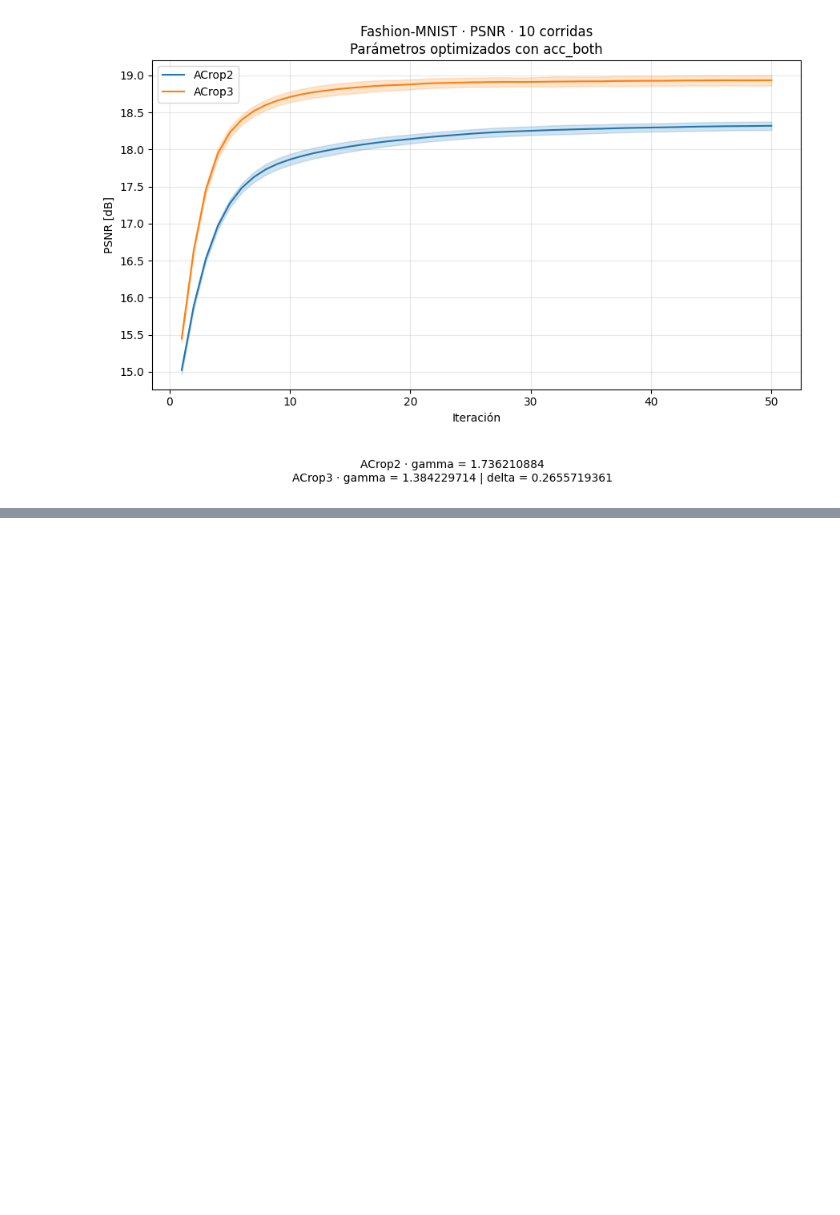
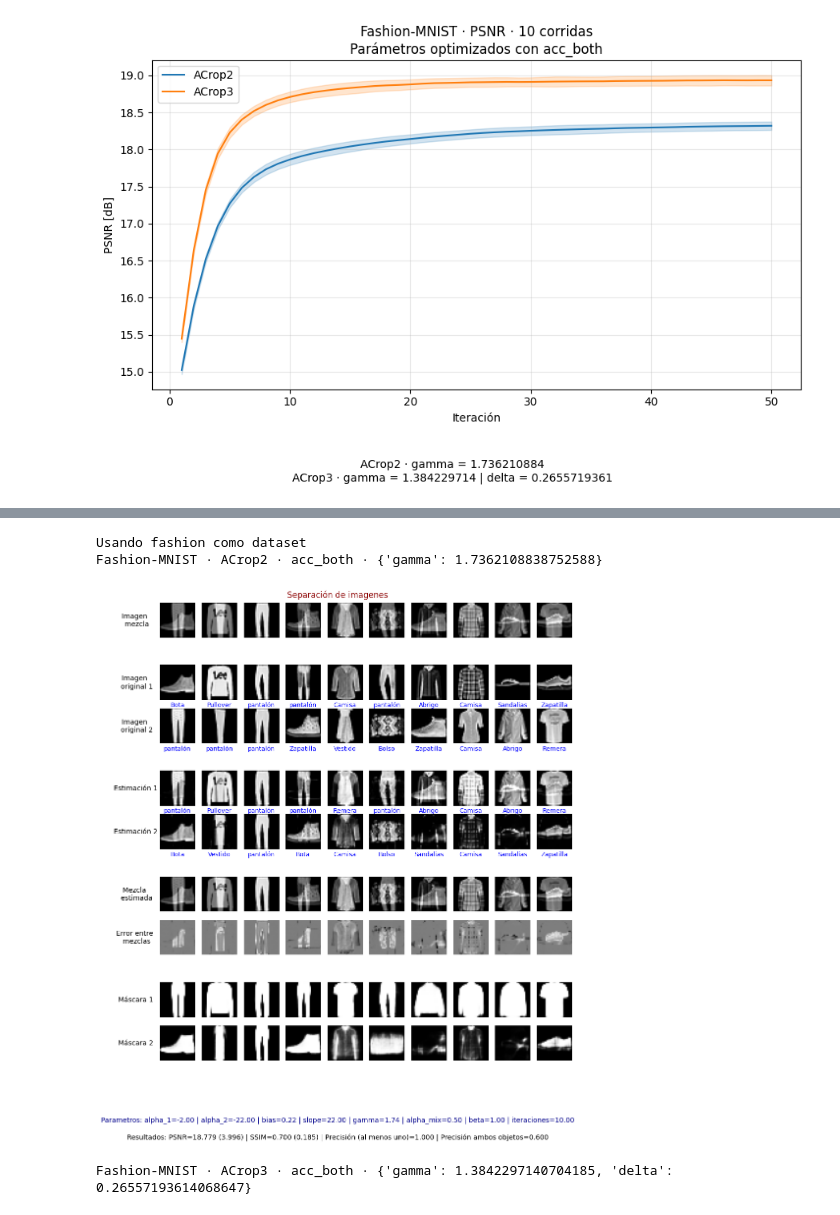
Before and after one commit to SantiagoGalan/CROP_1, a Jupyter notebook: project/definitive_experiments/definitive_optimization_asimetrica.ipynb, the cells around one changed output, grey strips where cells are left out. Cells and saved outputs as stored; diff of their text form; code cells hidden in the pictures; blank space fills up the shorter version.

```diff
--- a/project/definitive_experiments/definitive_optimization_asimetrica.ipynb
+++ b/project/definitive_experiments/definitive_optimization_asimetrica.ipynb
@@ -72,7 +72,7 @@ def sample_batch(data, split, seed):
     return (x0[idx0], x1[idx1], y0[idx0], y1[idx1]), (idx0, idx1)
 
 
-def evaluate(inputs, model_name, batch, tuned_params, seed, iterations, *, curves=False):
+def evaluate(inputs, model_name, batch, tuned_params, seed, iterations, *, curves=False, show_image=False):
     import tensorflow as tf
 
     data, cvae, predictor, models = inputs
@@ -83,7 +83,7 @@ def evaluate(inputs, model_name, batch, tuned_params, seed, iterations, *, curve
         params={**FIXED_PARAMS, **tuned_params},
         iterations=iterations,
         labels=data["labels"],
-        show_image=False,
+        show_image=show_image,
         show_metrics=False,
         save_all_curves=curves,
     )
@@ -549,0 +554,23 @@ plot_comparison(dataset, objective_metric, saved_config, saved_curves)
+# %%
+visual_dataset, visual_objective = "fashion", "acc_both"
+
+visual_studies = {
+    model: load_study(visual_dataset, visual_objective, model)
+    for model in SEARCH_PARAMS
+}
+visual_inputs = load_inputs(visual_dataset)
+visual_data = visual_inputs[0]
+visual_batch = (
+    visual_data["x_test"][:10], visual_data["x_test_1"][:10],
+    visual_data["y_test"][:10], visual_data["y_test_1"][:10],
+)
+
+for model, study in visual_studies.items():
+    print(f"{DATASETS[visual_dataset]} · {model} · {visual_objective} · {study.best_params}")
+    evaluate(visual_inputs, model, visual_batch, study.best_params, SEED,
+             COMPARISON_ITERATIONS, show_image=True)
+# %% [output]
+Usando fashion como dataset
+Fashion-MNIST · ACrop2 · acc_both · {'gamma': 1.7362108838752588}
+[figure, added]
+Fashion-MNIST · ACrop3 · acc_both · {'gamma': 1.3842297140704185, 'delta': 0.26557193614068647}
```
Also changed, not shown: parts of 2 cells of this notebook, 2 other files.
